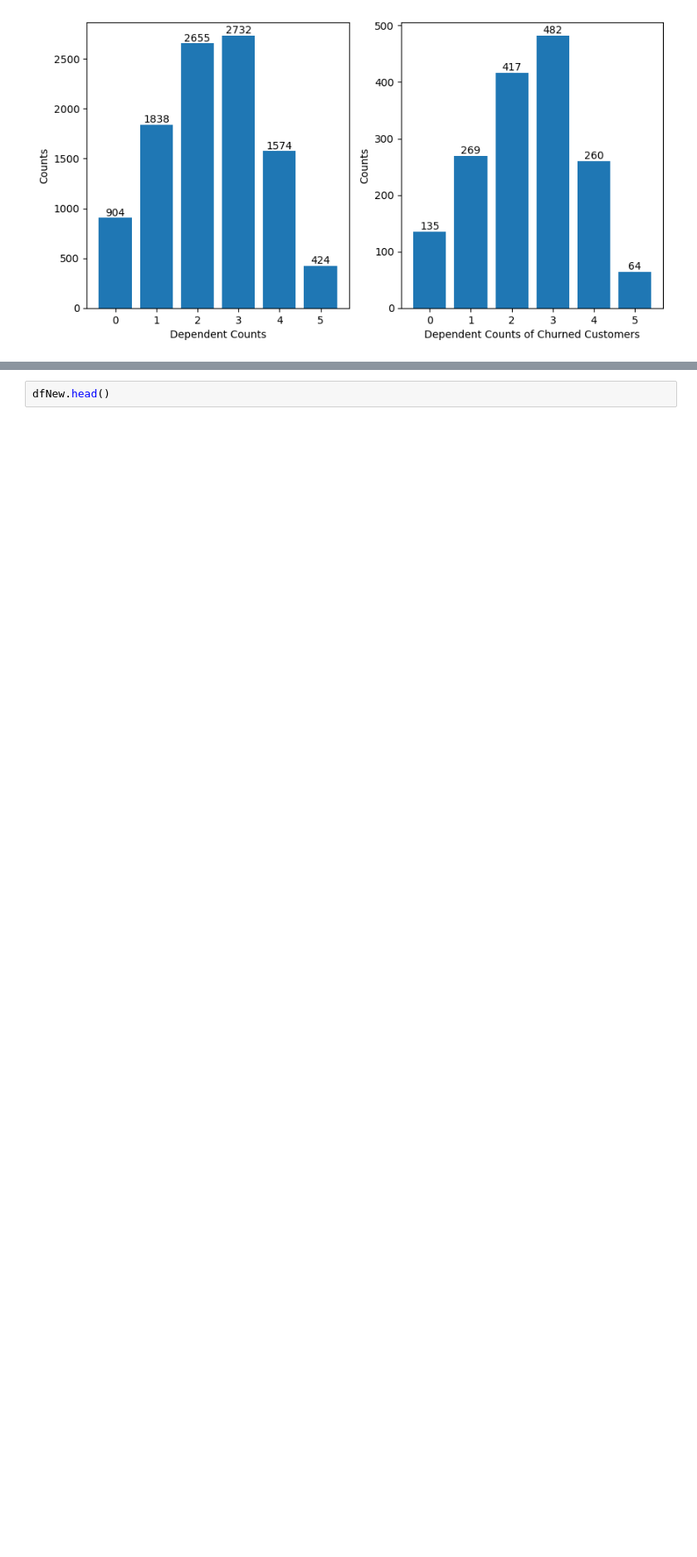
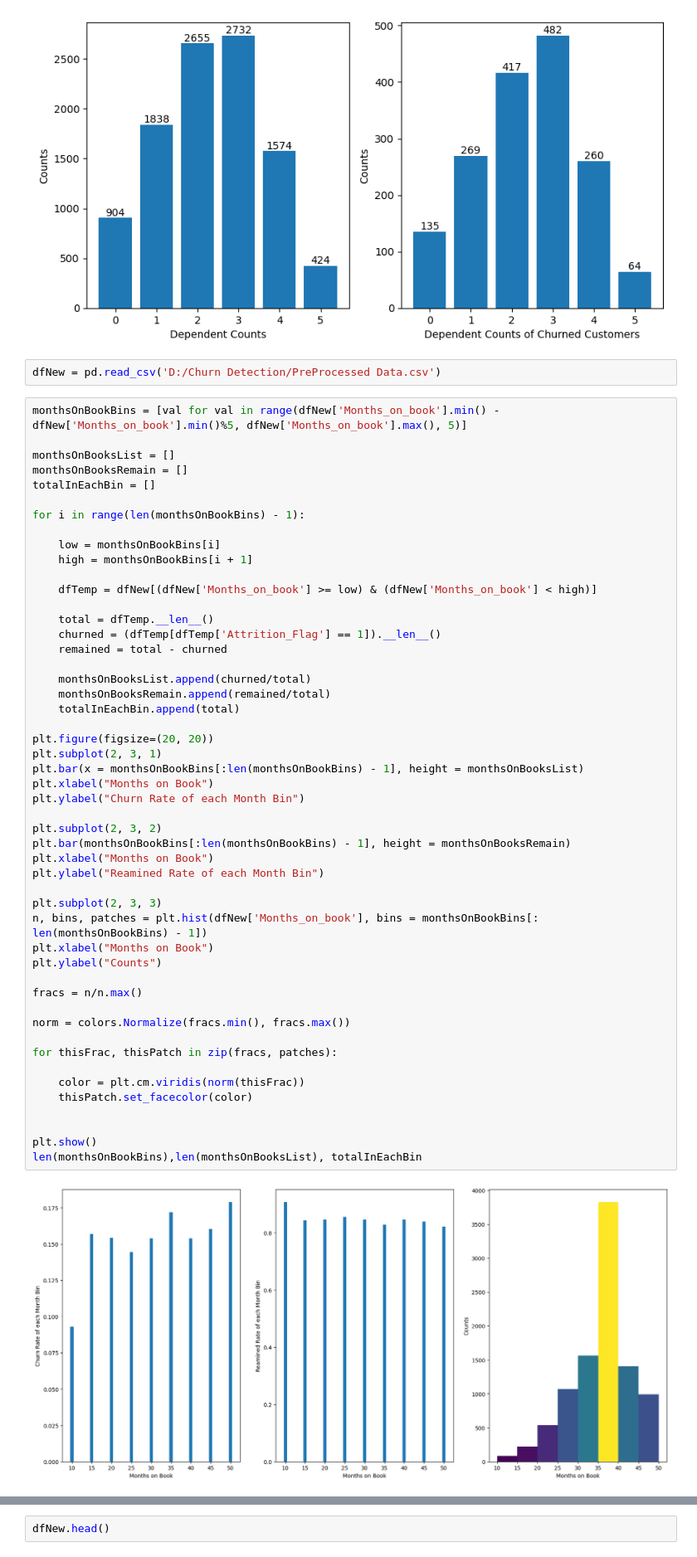
Before and after one commit to Jaskeerat23/Churn-Detection, a Jupyter notebook: EDA/eda.ipynb, the cells around one changed output, grey strips where cells are left out. Shown at 83% size. Saved outputs shown, nothing was run; the diff lists cells and outputs as text; blank space fills up the shorter version.

```diff
--- a/EDA/eda.ipynb
+++ b/EDA/eda.ipynb
@@ -312,3 +314,57 @@ for bar in bars:
 churnRateDepenCnt = { cnt : float(depenDictsChurned.get(cnt, 0)/total) * 100 for cnt, total in depenDicts.items() }
 # %% [output]
 [figure]
+# %%
+dfNew = pd.read_csv('D:/Churn Detection/PreProcessed Data.csv')
+# %%
+monthsOnBookBins = [val for val in range(dfNew['Months_on_book'].min() - dfNew['Months_on_book'].min()%5, dfNew['Months_on_book'].max(), 5)]
+
+monthsOnBooksList = []
+monthsOnBooksRemain = []
+totalInEachBin = []
+
+for i in range(len(monthsOnBookBins) - 1):
+
+    low = monthsOnBookBins[i]
+    high = monthsOnBookBins[i + 1]
+
+    dfTemp = dfNew[(dfNew['Months_on_book'] >= low) & (dfNew['Months_on_book'] < high)]
+
+    total = dfTemp.__len__()
+    churned = (dfTemp[dfTemp['Attrition_Flag'] == 1]).__len__()
+    remained = total - churned
+
+    monthsOnBooksList.append(churned/total)
+    monthsOnBooksRemain.append(remained/total)
+    totalInEachBin.append(total)
+
+plt.figure(figsize=(20, 20))
+plt.subplot(2, 3, 1)
+plt.bar(x = monthsOnBookBins[:len(monthsOnBookBins) - 1], height = monthsOnBooksList)
+plt.xlabel("Months on Book")
+plt.ylabel("Churn Rate of each Month Bin")
+
+plt.subplot(2, 3, 2)
+plt.bar(monthsOnBookBins[:len(monthsOnBookBins) - 1], height = monthsOnBooksRemain)
+plt.xlabel("Months on Book")
+plt.ylabel("Reamined Rate of each Month Bin")
+
+plt.subplot(2, 3, 3)
+n, bins, patches = plt.hist(dfNew['Months_on_book'], bins = monthsOnBookBins[: len(monthsOnBookBins) - 1])
+plt.xlabel("Months on Book")
+plt.ylabel("Counts")
+
+fracs = n/n.max()
+
+norm = colors.Normalize(fracs.min(), fracs.max())
+
+for thisFrac, thisPatch in zip(fracs, patches):
+
+    color = plt.cm.viridis(norm(thisFrac))
+    thisPatch.set_facecolor(color)
+
+
+plt.show()
+len(monthsOnBookBins),len(monthsOnBooksList), totalInEachBin
+# %% [output]
+[figure, added]
```
Also changed, not shown: parts of 2 cells of this notebook.
